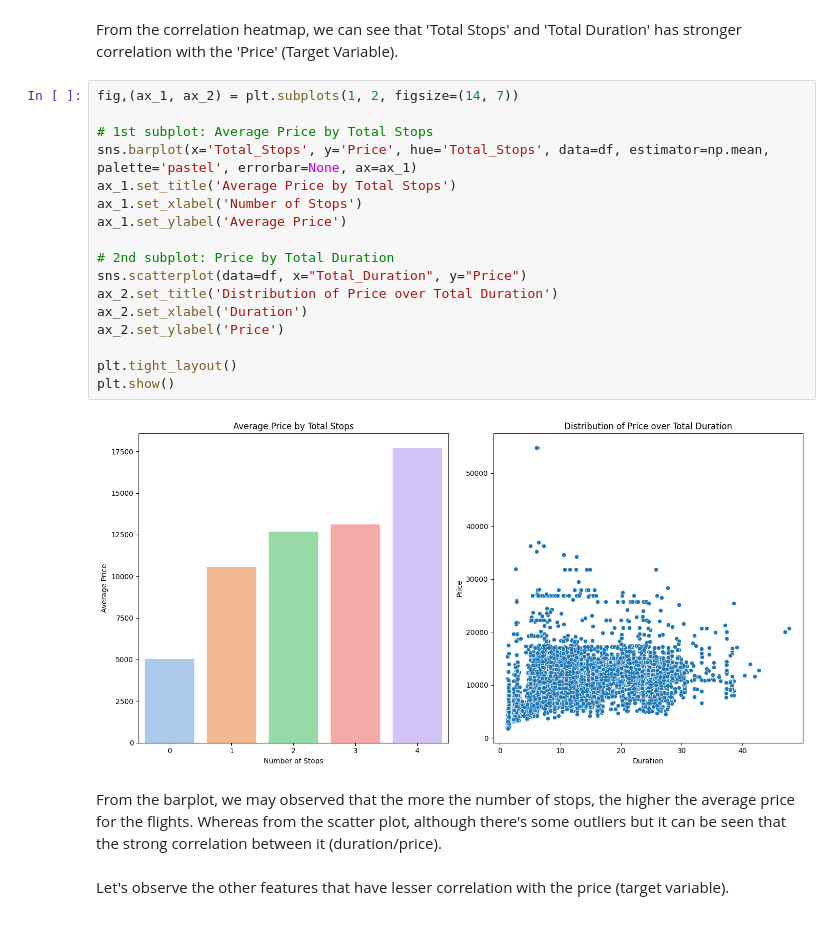
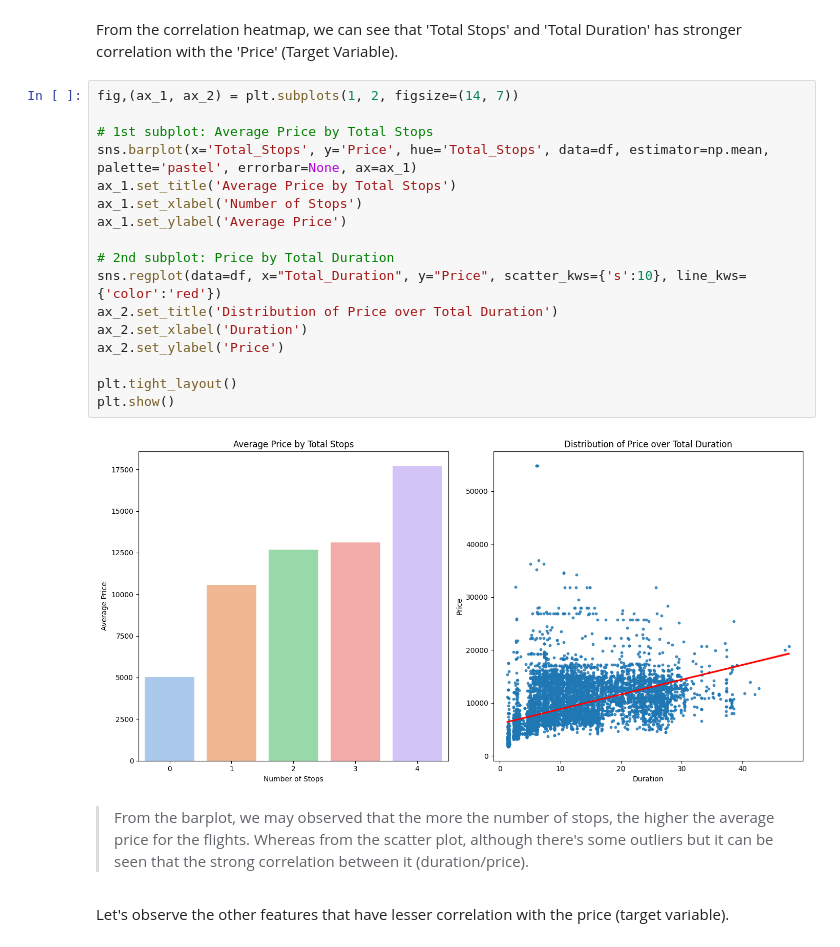
Before and after one commit to taychangjing/data-analysis-exploratory-projects, a Jupyter notebook: flight_price_pred/Untitled.ipynb, the cells around one changed output. Saved outputs shown, nothing was run; the diff lists cells and outputs as text.

```diff
--- a/flight_price_pred/Untitled.ipynb
+++ b/flight_price_pred/Untitled.ipynb
@@ -185,25 +202,25 @@ From the correlation heatmap, we can see that 'Total Stops' and 'Total Duration'
 # %%
 fig,(ax_1, ax_2) = plt.subplots(1, 2, figsize=(14, 7))
 
 # 1st subplot: Average Price by Total Stops
 sns.barplot(x='Total_Stops', y='Price', hue='Total_Stops', data=df, estimator=np.mean, palette='pastel', errorbar=None, ax=ax_1)
 ax_1.set_title('Average Price by Total Stops')
 ax_1.set_xlabel('Number of Stops')
 ax_1.set_ylabel('Average Price')
 
 # 2nd subplot: Price by Total Duration
-sns.scatterplot(data=df, x="Total_Duration", y="Price")
+sns.regplot(data=df, x="Total_Duration", y="Price", scatter_kws={'s':10}, line_kws={'color':'red'})
 ax_2.set_title('Distribution of Price over Total Duration')
 ax_2.set_xlabel('Duration')
 ax_2.set_ylabel('Price')
 
 plt.tight_layout()
 plt.show()
 # %% [output]
-[figure, old version]
+[figure, new version]
 # %% [markdown]
-From the barplot, we may observed that the more the number of stops, the higher the average price for the flights.
-Whereas from the scatter plot, although there's some outliers but it can be seen that the strong correlation between it (duration/price).
+>From the barplot, we may observed that the more the number of stops, the higher the average price for the flights.
+>Whereas from the scatter plot, although there's some outliers but it can be seen that the strong correlation between it (duration/price).
 # %% [markdown]
 Let's observe the other features that have lesser correlation with the price (target variable).
 # %%
```
Also changed, not shown: parts of 8 cells of this notebook, 1 other file.
